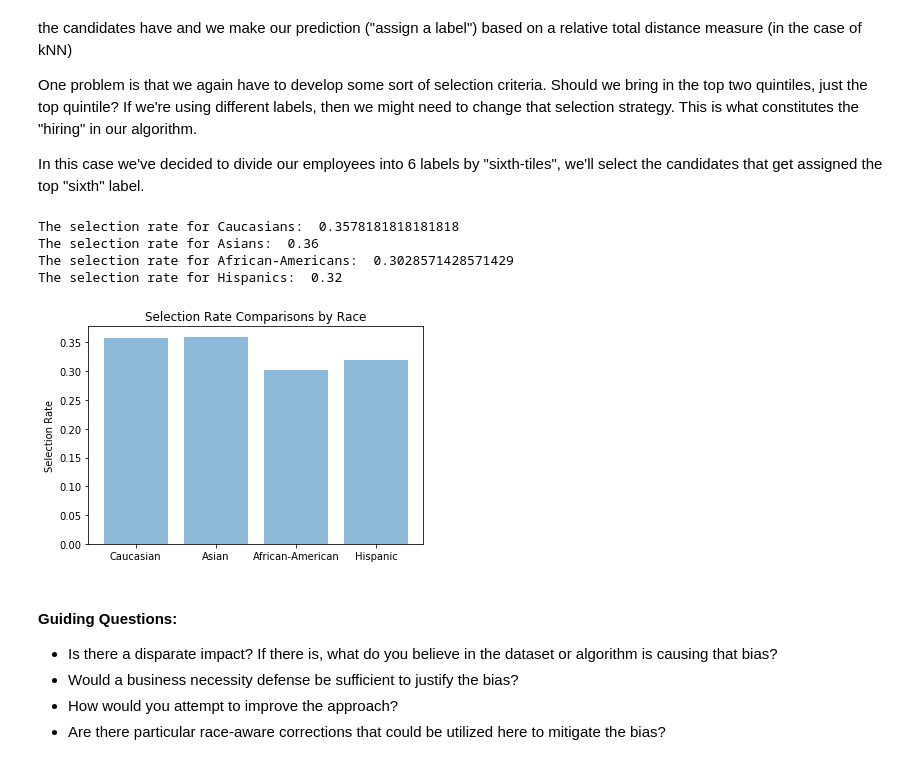
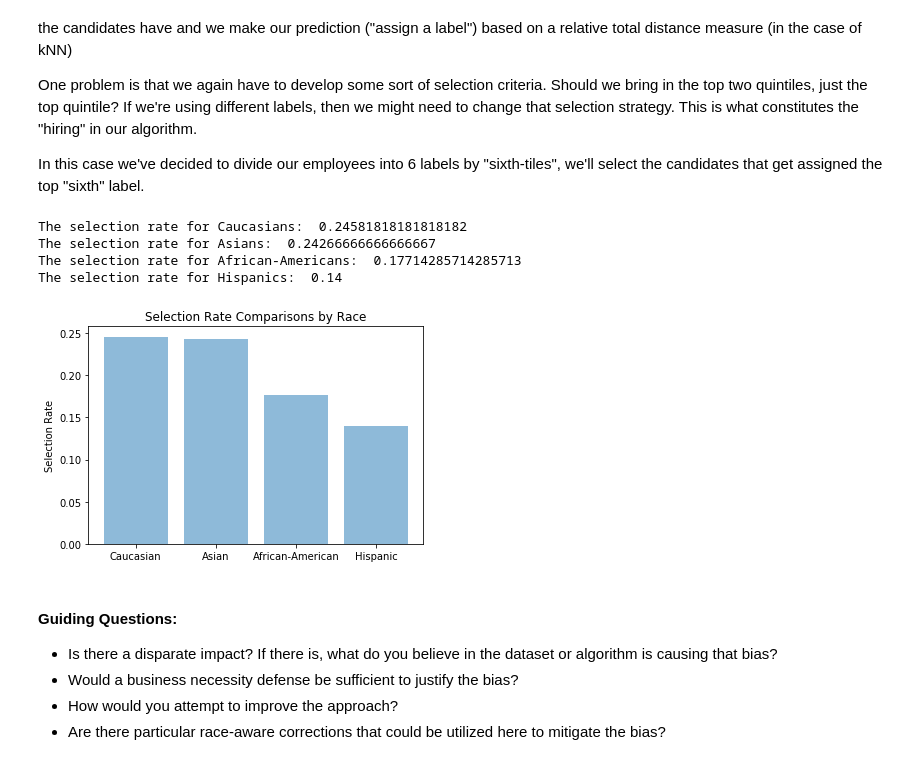
Before and after one commit to jonah-wu/module1-jobDisc, a Jupyter notebook: Milestone2/Exercise2 - Classifiers.ipynb, the cells around one changed output. Cells and saved outputs as stored; diff of their text form; code cells hidden in the pictures.

```diff
--- a/Milestone2/Exercise2 - Classifiers.ipynb
+++ b/Milestone2/Exercise2 - Classifiers.ipynb
@@ -151,14 +151,18 @@ def assignLabelsByPercentile(employees, metric, percentile):
     employees_labelled = employees_labelled.sort_values([metric], ascending=False)
     nths = math.floor(len(employees_labelled) / percentile)
     num = percentile - 1
-    for x in range(num):
+    labels = []
+    for x in range(percentile):
         for y in range(nths):
             labels.append(num)
         num -= 1
     while (len(labels) != len(employees)):
-        labels.append(np.random.choice(percentile-1))
+        labels.append(np.random.choice(percentile))
     employees_labelled["Label"] = labels
-    employees_labelled = employees_labelled.sample(frac=1).rest_index(drop=True)
+
+    employees_labelled = employees_labelled.sample(frac=1).reset_index(drop=True)
+    return employees_labelled
+
 
 # Generates labels by ranking by the passed in metric, then dividing into quintiles.
 def discretize(vector, range):
@@ -281,7 +285,7 @@ memory usage: 1.7+ MB
 # %%
 # RUN THIS CELL (0 Lines) #
 selectedFeatures = [
-    "Military Tenure", "Avg Commute Time", "Cultural Fit"
+    "Cultural Fit", "HireVue Score", "sports_2.0"
 ]
 
 metric = "Job Tenure"
@@ -312,10 +316,10 @@ def printStats(employees, label, features):
 
             selectedFeature = df.loc[(df[label] == label_val)][feature]
             print("The mean of " + feature + " for employees with " + str(label_val) + " is", selectedFeature.mean())
-            print("The median of " + feature + " for employees with" + str(label_val) + " is", selectedFeature.median())
+            print("The median of " + feature + " for employees with " + str(label_val) + " is", selectedFeature.median())
             print("")
 
-employees_processed = assignLabelsByQuintiles(employees_processed, metric)
-printStats(employees_processed, "Race", selectedFeatures)
+employees_processed = assignLabelsByPercentile(employees_processed, metric, 10)
+printStats(employees_processed, "Label", selectedFeatures)
 # RUN THIS CELL (0 Lines) #
 # %% [output]
@@ -539,20 +548,20 @@ In this case we've decided to divide our employees into 6 labels by "sixth-tiles
 # %%
 # RUN THIS CELL (0 Lines) #
 # Ok, lets run it on the candidate dataset!
 # X_candidates = candidates_processed[selectedFeatures].copy()
 x_candidates = rescaling(candidates_processed[selectedFeatures].copy())
 candidate_labels = knn_model.predict(x_candidates)
 
-candidatesSelected = classificationSelection(candidates_processed, candidate_labels, 2)
+candidatesSelected = classificationSelection(candidates_processed, candidate_labels, 9)
 
 graphSelectionRates(candidatesSelected, candidates_processed, "race")
 # RUN THIS CELL (0 Lines) #
 # %% [output]
-The selection rate for Caucasians:  0.3578181818181818
-The selection rate for Asians:  0.36
-The selection rate for African-Americans:  0.3028571428571429
-The selection rate for Hispanics:  0.32
+The selection rate for Caucasians:  0.24581818181818182
+The selection rate for Asians:  0.24266666666666667
+The selection rate for African-Americans:  0.17714285714285713
+The selection rate for Hispanics:  0.14
-[figure, old version]
+[figure, new version]
 # %% [markdown]
 #### Guiding Questions:
 - Is there a disparate impact? If there is, what do you believe in the dataset or algorithm is causing that bias?
```
Also changed, not shown: parts of 5 cells of this notebook.
